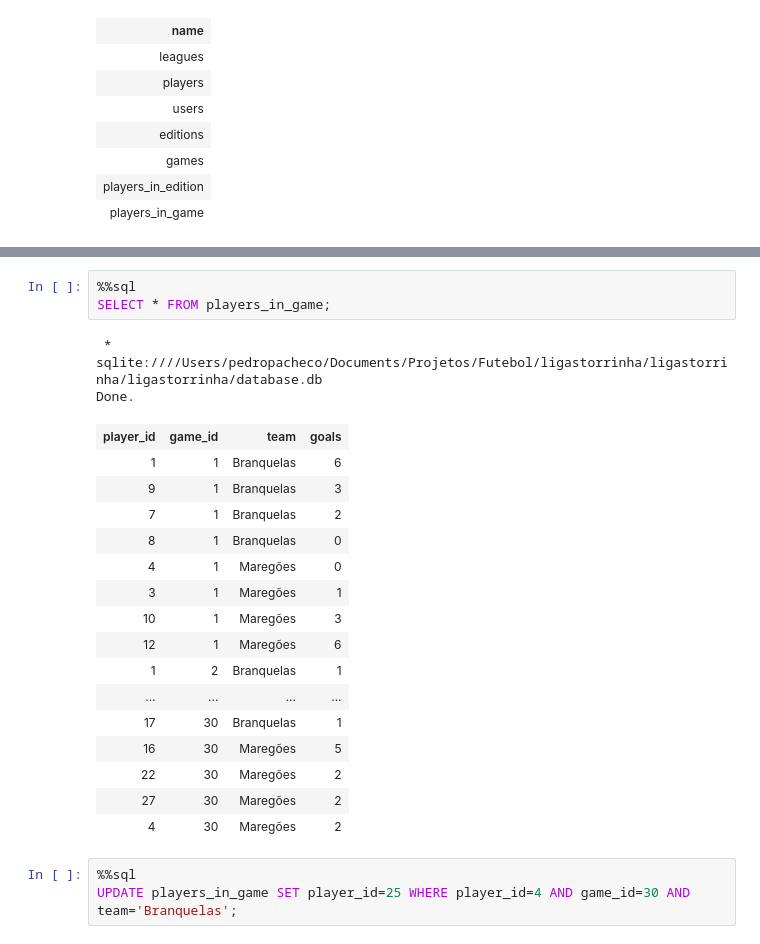
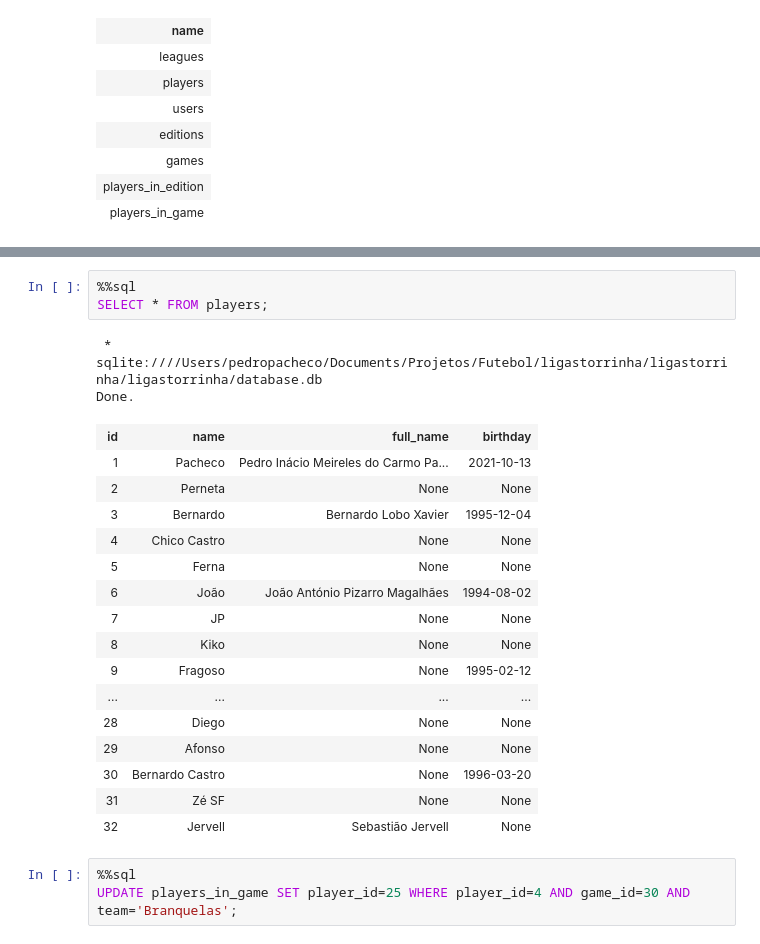
Before and after one commit to pedropacheco95/ligastorrinha, a Jupyter notebook: ligastorrinha/Untitled.ipynb, the cells around one changed output, grey strips where cells are left out. Cells and saved outputs as stored; diff of their text form.

```diff
--- a/ligastorrinha/Untitled.ipynb
+++ b/ligastorrinha/Untitled.ipynb
@@ -38,25 +38,25 @@ Done.
 # %%
 %%sql
-SELECT * FROM players_in_game;
+SELECT * FROM players;
 # %% [output]
  * sqlite:////Users/pedropacheco/Documents/Projetos/Futebol/ligastorrinha/ligastorrinha/ligastorrinha/database.db
 Done.
-| player_id | game_id | team | goals |
-| 1 | 1 | Branquelas | 6 |
-| 9 | 1 | Branquelas | 3 |
-| 7 | 1 | Branquelas | 2 |
-| 8 | 1 | Branquelas | 0 |
-| 4 | 1 | Maregões | 0 |
-| 3 | 1 | Maregões | 1 |
-| 10 | 1 | Maregões | 3 |
-| 12 | 1 | Maregões | 6 |
-| 1 | 2 | Branquelas | 1 |
+| id | name | full_name | birthday |
+| 1 | Pacheco | Pedro Inácio Meireles do Carmo Pa... | 2021-10-13 |
+| 2 | Perneta | None | None |
+| 3 | Bernardo | Bernardo Lobo Xavier | 1995-12-04 |
+| 4 | Chico Castro | None | None |
+| 5 | Ferna | None | None |
+| 6 | João | João António Pizarro Magalhães | 1994-08-02 |
+| 7 | JP | None | None |
+| 8 | Kiko | None | None |
+| 9 | Fragoso | None | 1995-02-12 |
 | ... | ... | ... | ... |
-| 17 | 30 | Branquelas | 1 |
-| 16 | 30 | Maregões | 5 |
-| 22 | 30 | Maregões | 2 |
-| 27 | 30 | Maregões | 2 |
-| 4 | 30 | Maregões | 2 |
+| 28 | Diego | None | None |
+| 29 | Afonso | None | None |
+| 30 | Bernardo Castro | None | 1996-03-20 |
+| 31 | Zé SF | None | None |
+| 32 | Jervell | Sebastião Jervell | None |
 # %%
 %%sql
 UPDATE players_in_game SET player_id=25 WHERE player_id=4 AND game_id=30 AND team='Branquelas';
```
Also changed, not shown: parts of 9 cells of this notebook, 3 other files.
